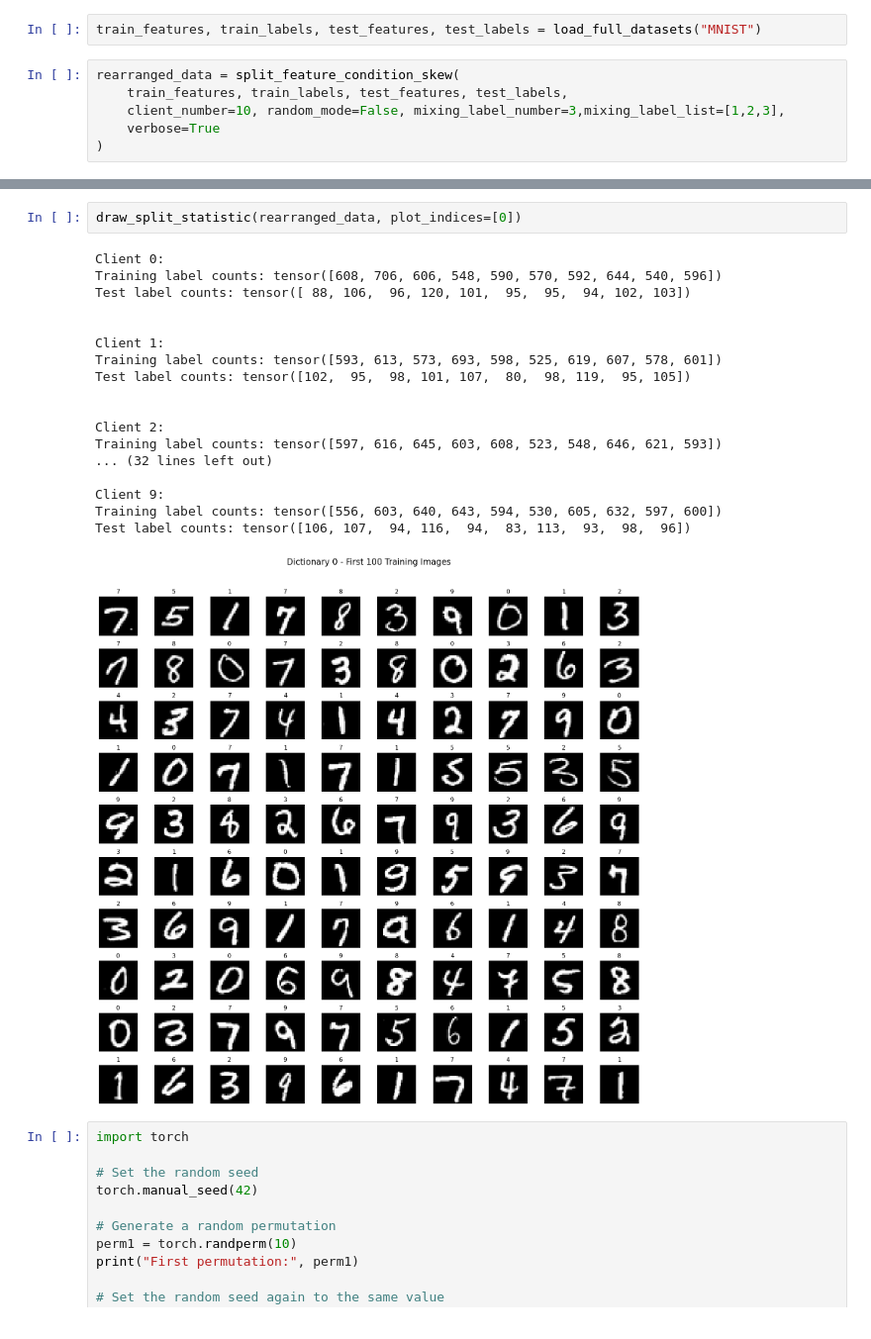
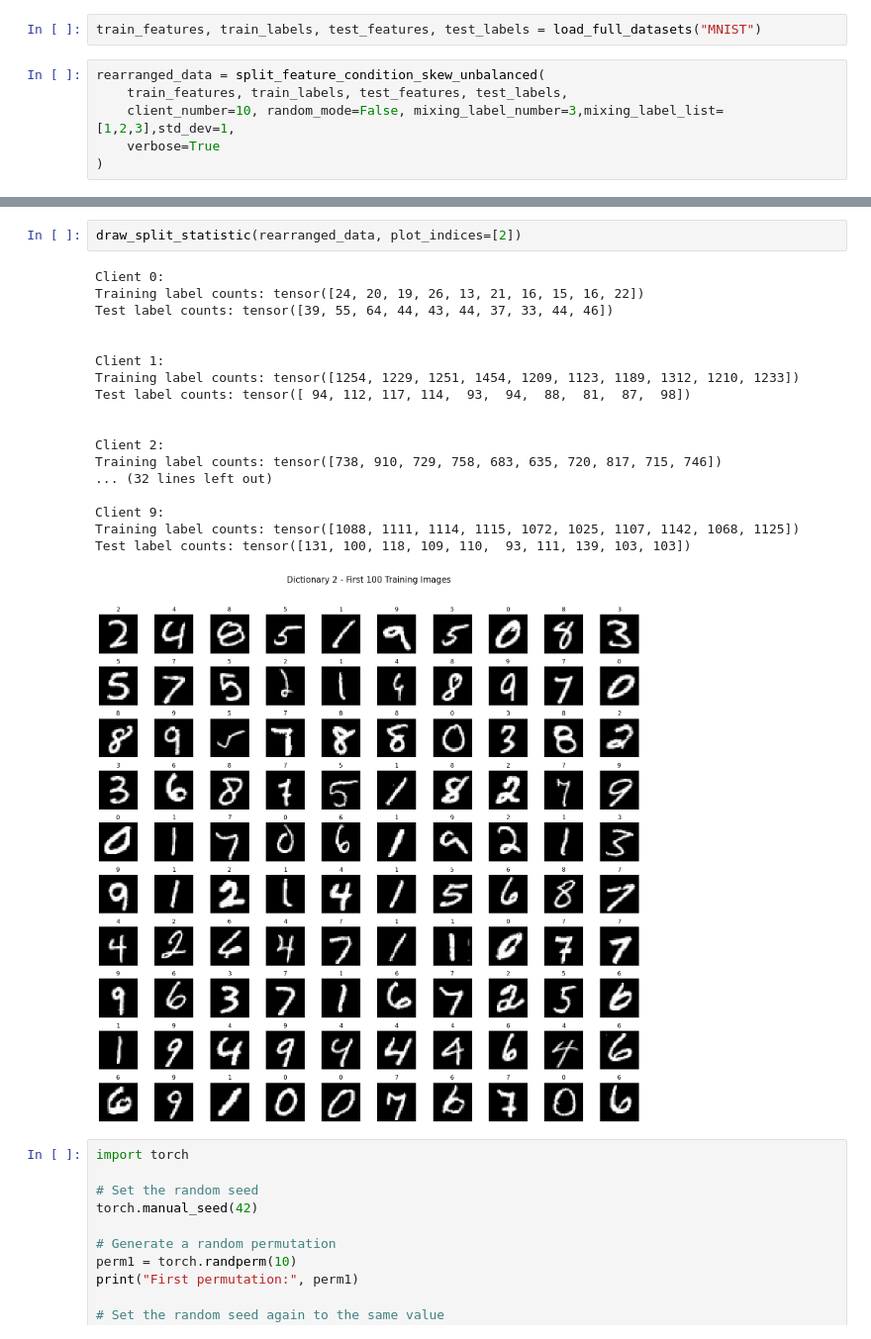
Before and after one commit to alfredoLimo/cfl_maggio, a Jupyter notebook: test0530.ipynb, the cells around one changed output, grey strips where cells are left out. Shown: that part at 99% size. Drawn from its saved outputs; the diff is of its cells as text.

Commit message:
add split_feature_condition_skew_unbalanced

```diff
--- a/test0530.ipynb
+++ b/test0530.ipynb
@@ -1162,9 +1162,9 @@ def split_feature_condition_skew_unbalanced(
 # %%
 train_features, train_labels, test_features, test_labels = load_full_datasets("MNIST")
 # %%
-rearranged_data = split_feature_condition_skew(
+rearranged_data = split_feature_condition_skew_unbalanced(
     train_features, train_labels, test_features, test_labels,
-    client_number=10, random_mode=False, mixing_label_number=3,mixing_label_list=[1,2,3],
+    client_number=10, random_mode=False, mixing_label_number=3,mixing_label_list=[1,2,3],std_dev=1,
     verbose=True
 )
 # %% [output]
@@ -1181,24 +1181,24 @@ Client 10 - Label Mapping: {1: 3, 2: 1, 3: 2}
 # %%
-draw_split_statistic(rearranged_data, plot_indices=[0])
+draw_split_statistic(rearranged_data, plot_indices=[2])
 # %% [output]
 Client 0:
-Training label counts: tensor([608, 706, 606, 548, 590, 570, 592, 644, 540, 596])
-Test label counts: tensor([ 88, 106,  96, 120, 101,  95,  95,  94, 102, 103])
+Training label counts: tensor([24, 20, 19, 26, 13, 21, 16, 15, 16, 22])
+Test label counts: tensor([39, 55, 64, 44, 43, 44, 37, 33, 44, 46])
 
 
 Client 1:
-Training label counts: tensor([593, 613, 573, 693, 598, 525, 619, 607, 578, 601])
-Test label counts: tensor([102,  95,  98, 101, 107,  80,  98, 119,  95, 105])
+Training label counts: tensor([1254, 1229, 1251, 1454, 1209, 1123, 1189, 1312, 1210, 1233])
+Test label counts: tensor([ 94, 112, 117, 114,  93,  94,  88,  81,  87,  98])
 
 
 Client 2:
-Training label counts: tensor([597, 616, 645, 603, 608, 523, 548, 646, 621, 593])
+Training label counts: tensor([738, 910, 729, 758, 683, 635, 720, 817, 715, 746])
 ... (32 lines left out)
 
 Client 9:
-Training label counts: tensor([556, 603, 640, 643, 594, 530, 605, 632, 597, 600])
-Test label counts: tensor([106, 107,  94, 116,  94,  83, 113,  93,  98,  96])
+Training label counts: tensor([1088, 1111, 1114, 1115, 1072, 1025, 1107, 1142, 1068, 1125])
+Test label counts: tensor([131, 100, 118, 109, 110,  93, 111, 139, 103, 103])
-[figure, old version]
+[figure, new version]
 # %%
 import torch
 
```
Also changed, not shown: parts of 3 cells of this notebook, 1 other file.
